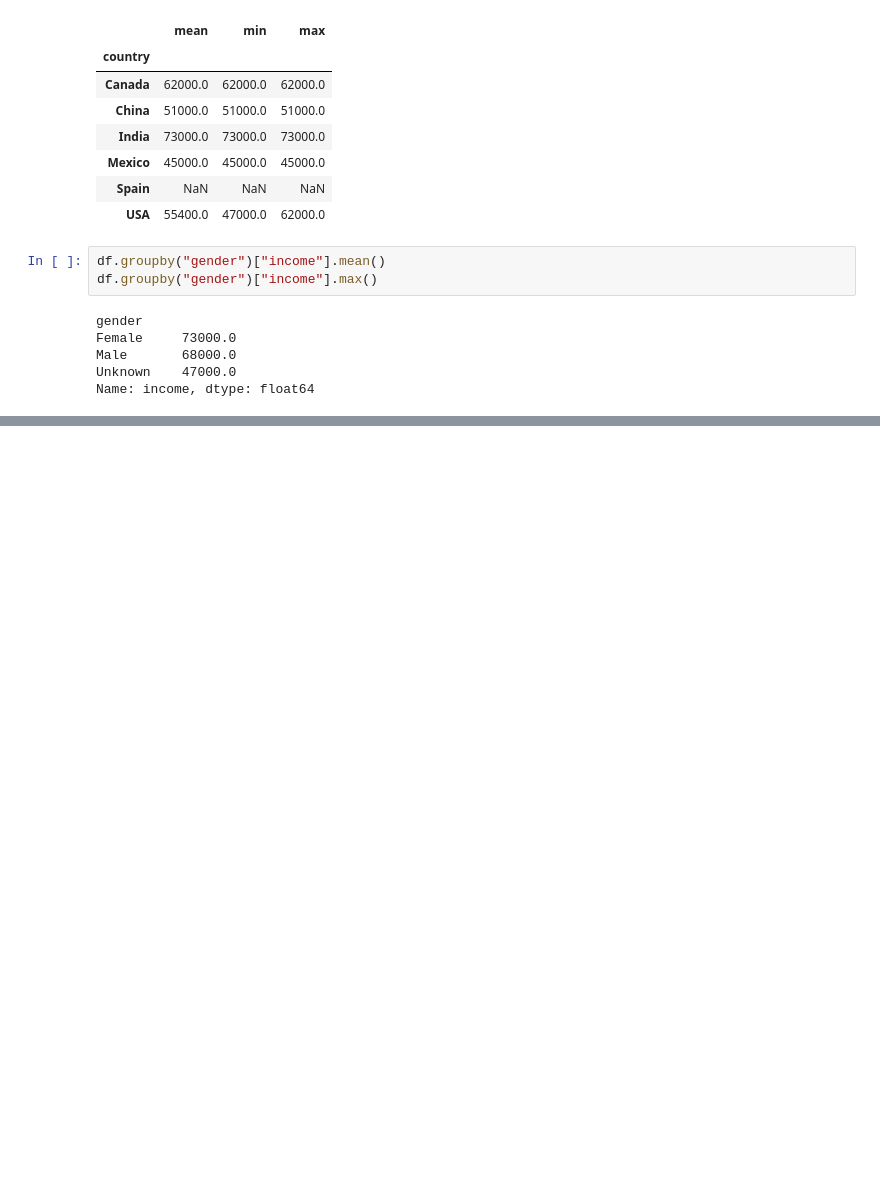
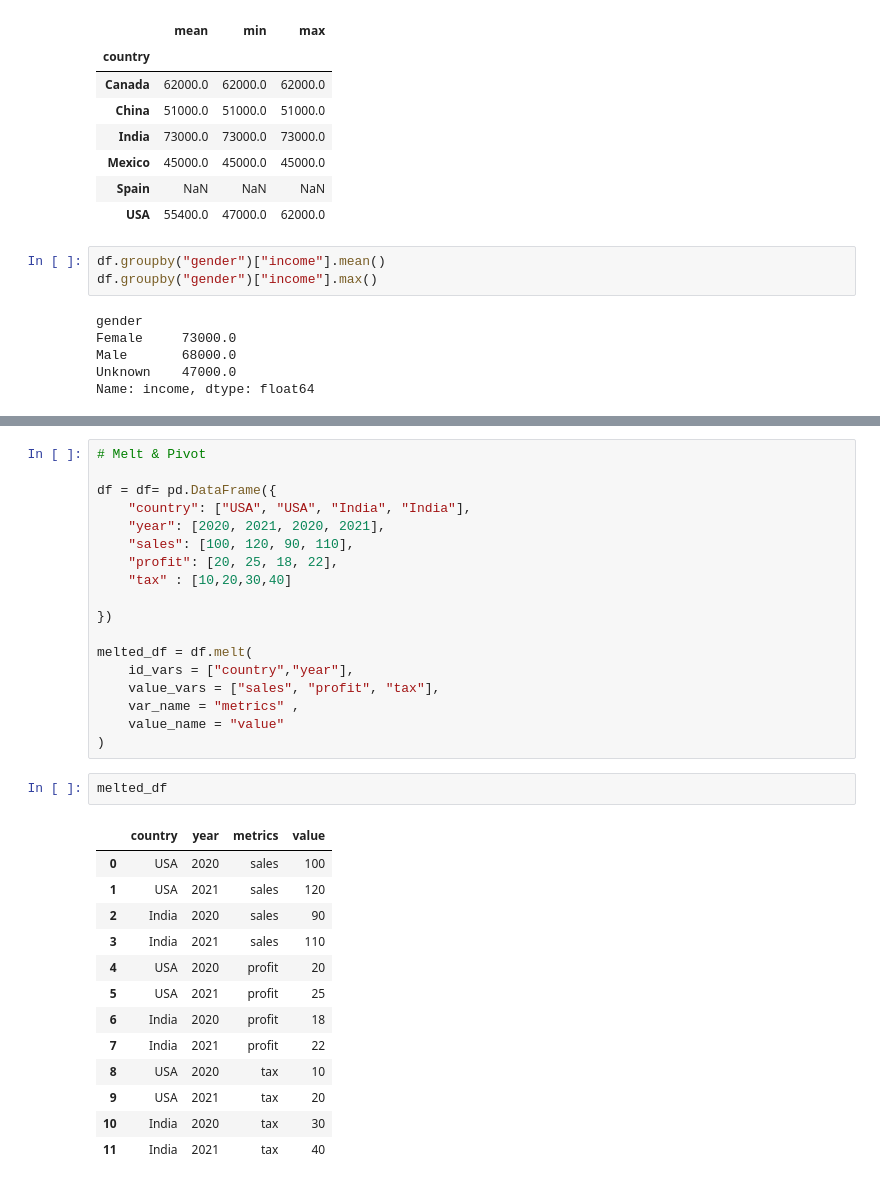
Before and after one commit to Rahul231098/Numpy-basics, a Jupyter notebook: Pandas_tutorial.ipynb, the cells around one changed output, grey strips where cells are left out. Cells and saved outputs as stored; diff of their text form; blank space fills up the shorter version.

Commit message:
Melt & pivots

```diff
--- a/Pandas_tutorial.ipynb
+++ b/Pandas_tutorial.ipynb
@@ -738,0 +748,34 @@ Name: income, dtype: float64
+# %%
+# Melt & Pivot
+
+df = df= pd.DataFrame({
+    "country": ["USA", "USA", "India", "India"],
+    "year": [2020, 2021, 2020, 2021],
+    "sales": [100, 120, 90, 110],
+    "profit": [20, 25, 18, 22],
+    "tax" : [10,20,30,40]
+
+})
+
+melted_df = df.melt(
+    id_vars = ["country","year"],
+    value_vars = ["sales", "profit", "tax"],
+    var_name = "metrics" ,
+    value_name = "value"
+)
+# %%
+melted_df
+# %% [output]
+|  | country | year | metrics | value |
+| 0 | USA | 2020 | sales | 100 |
+| 1 | USA | 2021 | sales | 120 |
+| 2 | India | 2020 | sales | 90 |
+| 3 | India | 2021 | sales | 110 |
+| 4 | USA | 2020 | profit | 20 |
+| 5 | USA | 2021 | profit | 25 |
+| 6 | India | 2020 | profit | 18 |
+| 7 | India | 2021 | profit | 22 |
+| 8 | USA | 2020 | tax | 10 |
+| 9 | USA | 2021 | tax | 20 |
+| 10 | India | 2020 | tax | 30 |
+| 11 | India | 2021 | tax | 40 |
```
Also changed, not shown: parts of 5 cells of this notebook.
